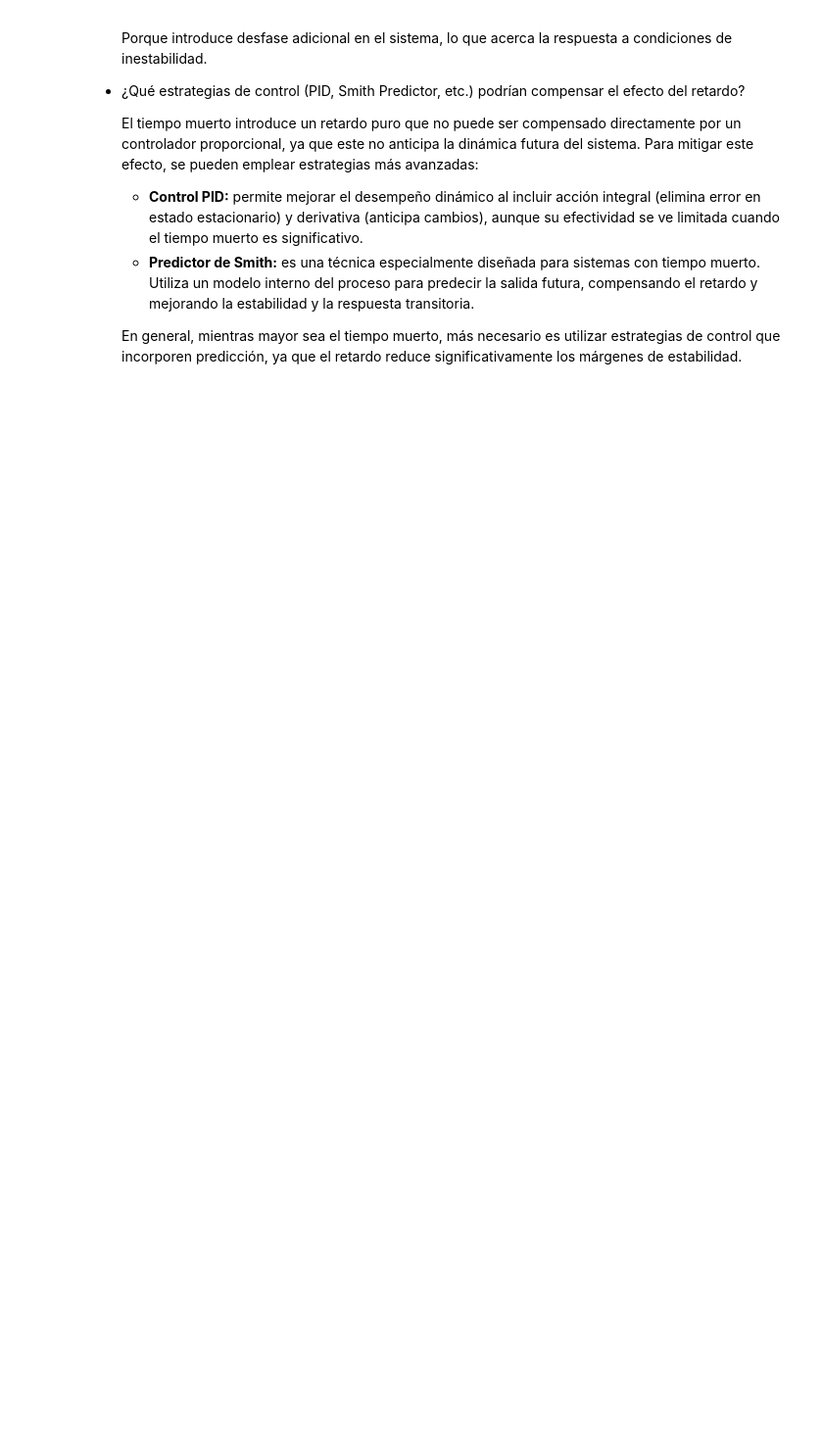
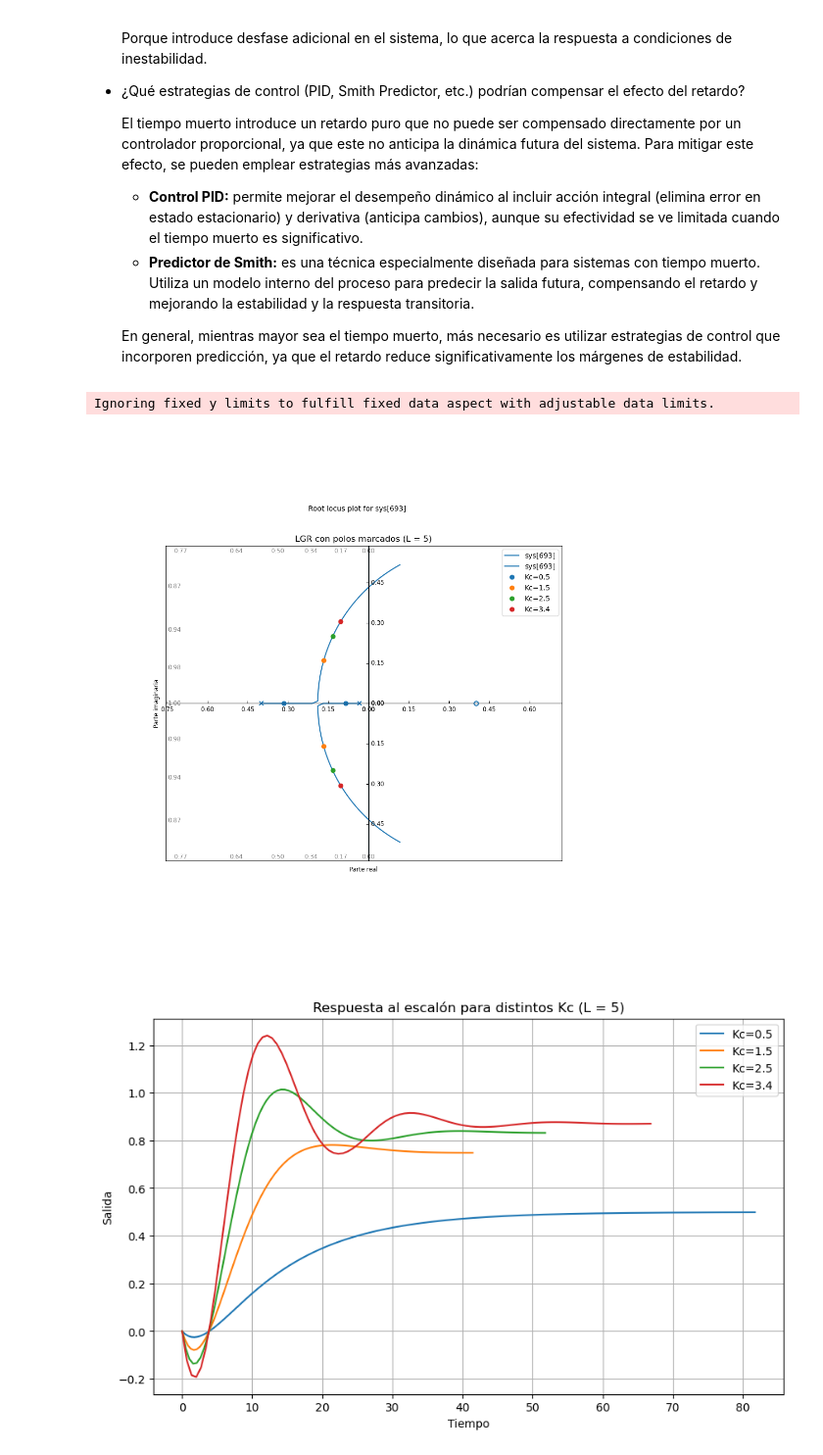
Before and after one commit to navalgoose4/SCL-2026I, a Jupyter notebook: Quiz 2/lugarGeometricoRaices.ipynb, the cells around one changed output. Shown at 98% size. Saved outputs shown, nothing was run; the diff lists cells and outputs as text; code cells hidden in the pictures; blank space fills up the shorter version.

```diff
--- a/Quiz 2/lugarGeometricoRaices.ipynb
+++ b/Quiz 2/lugarGeometricoRaices.ipynb
@@ -656,3 +660,69 @@ $$K_c = 1.738$$
     - **Predictor de Smith:** es una técnica especialmente diseñada para sistemas con tiempo muerto. Utiliza un modelo interno del proceso para predecir la salida futura, compensando el retardo y mejorando la estabilidad y la respuesta transitoria.
 
     En general, mientras mayor sea el tiempo muerto, más necesario es utilizar estrategias de control que incorporen predicción, ya que el retardo reduce significativamente los márgenes de estabilidad.
+# %%
+# ==========================================================
+# PARÁMETROS BASE
+# ==========================================================
+Kp  = 2.0     # ganancia de la planta
+tau = 30.0    # constante de tiempo
+pade_order = 1
+
+# Rango de K para LGR
+K_rlocus = np.linspace(0, 10, 800)
+
+# Valores específicos de Kc para análisis
+Kc_values = [0.5, 1.5, 2.5, 3.4]
+
+# Variable s
+s = ctrl.TransferFunction.s
+
+# ==========================================================
+# LGR + POLOS PARA DIFERENTES Kc (con tiempo muerto)
+# ==========================================================
+L = 5
+
+num_p, den_p = ctrl.pade(L, pade_order) if L > 0 else ([1], [1])
+delay = ctrl.tf(num_p, den_p)
+Gp = (Kp / (tau*s + 1)) * delay
+
+plt.figure(figsize=(10,8))
+
+# LGR base
+rlist, klist = ctrl.rlocus(Gp, kvect=K_rlocus, plot=True)
+
+# Polos para distintos Kc
+for Kc in Kc_values:
+    T = ctrl.feedback(Kc*Gp, 1)
+    polos = ctrl.poles(T)
+    plt.plot(np.real(polos), np.imag(polos), 'o', label=f"Kc={Kc}")
+
+plt.axvline(0)
+plt.title(f"LGR con polos marcados (L = {L})")
+plt.xlabel("Parte real")
+plt.ylabel("Parte imaginaria")
+plt.legend()
+plt.grid()
+plt.show()
+
+
+# ==========================================================
+# RESPUESTA AL ESCALÓN PARA DIFERENTES Kc
+# ==========================================================
+plt.figure(figsize=(10,6))
+
+for Kc in Kc_values:
+    T = ctrl.feedback(Kc*Gp, 1)
+    t, y = ctrl.step_response(T)
+    plt.plot(t, y, label=f"Kc={Kc}")
+
+plt.title(f"Respuesta al escalón para distintos Kc (L = {L})")
+plt.xlabel("Tiempo")
+plt.ylabel("Salida")
+plt.legend()
+plt.grid()
+plt.show()
+# %% [output]
+Ignoring fixed y limits to fulfill fixed data aspect with adjustable data limits.
+[figure, added]
+[figure, added]
```
Also changed, not shown: parts of 5 cells of this notebook.
